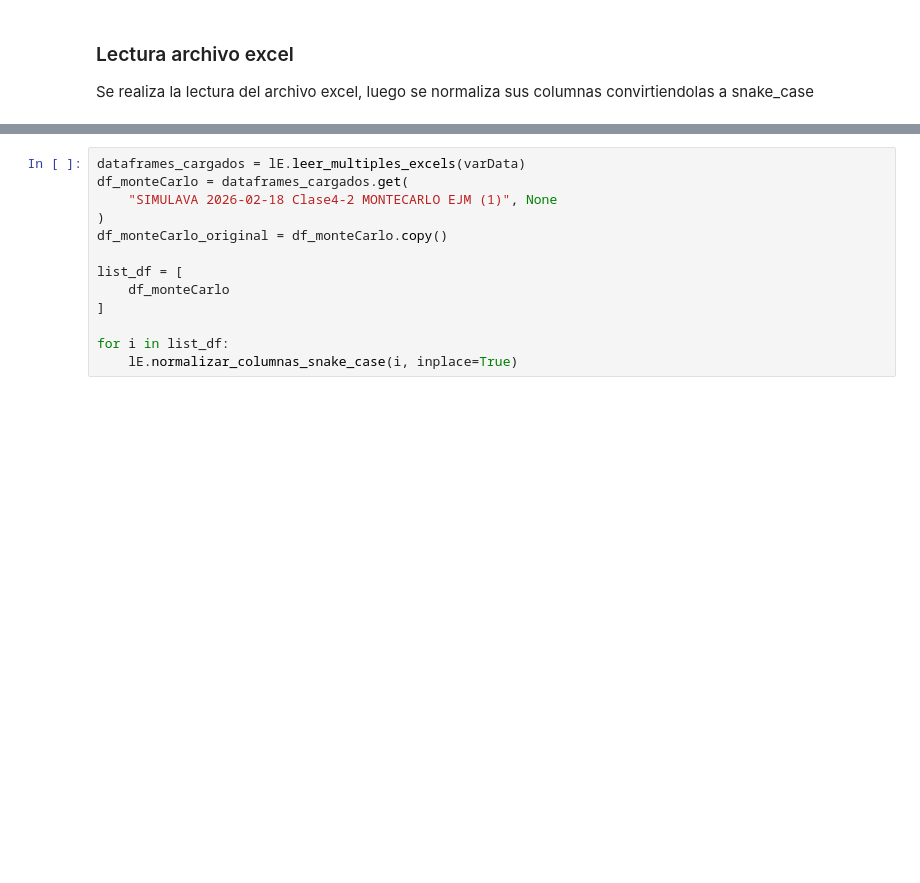
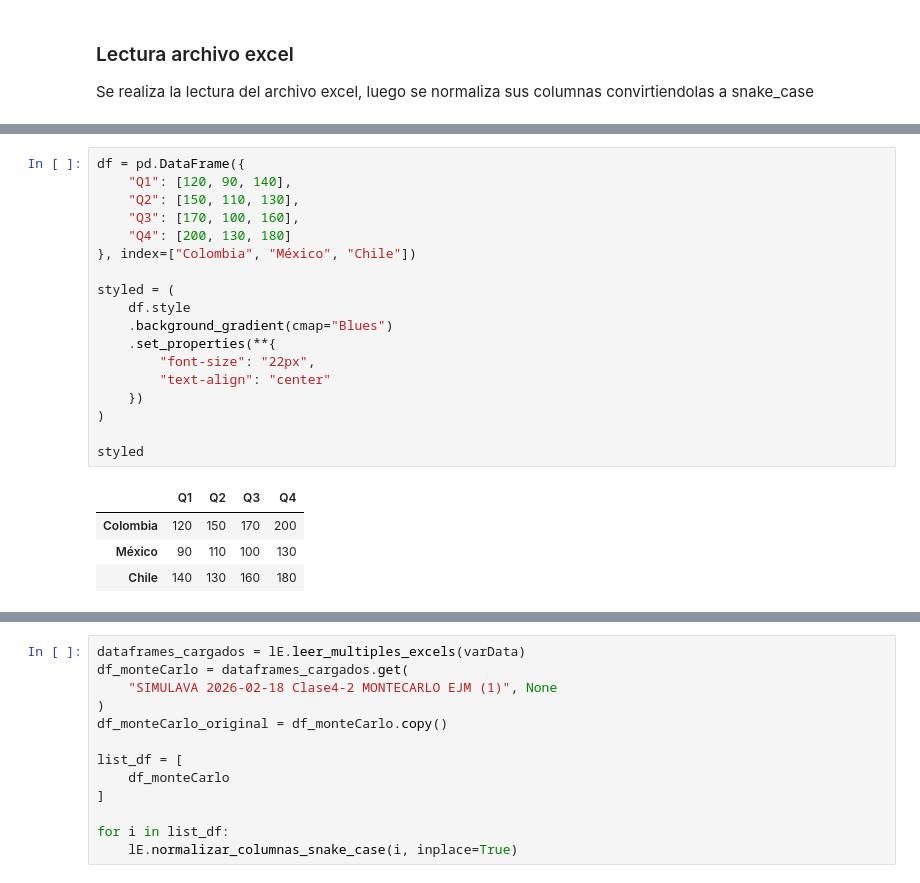
Before and after one commit to thepadr30/SimulAva3010192, a Jupyter notebook: notebooks/SimulacionMC.ipynb, the cells around one changed output, grey strips where cells are left out. Drawn from its saved outputs; the diff is of its cells as text; blank space fills up the shorter version.

```diff
--- a/notebooks/SimulacionMC.ipynb
+++ b/notebooks/SimulacionMC.ipynb
@@ -63,0 +229,23 @@ Se realiza la lectura del archivo excel, luego se normaliza sus columnas convirt
+# %%
+df = pd.DataFrame({
+    "Q1": [120, 90, 140],
+    "Q2": [150, 110, 130],
+    "Q3": [170, 100, 160],
+    "Q4": [200, 130, 180]
+}, index=["Colombia", "México", "Chile"])
+
+styled = (
+    df.style
+    .background_gradient(cmap="Blues")
+    .set_properties(**{
+        "font-size": "22px",
+        "text-align": "center"
+    })
+)
+
+styled
+# %% [output]
+|  | Q1 | Q2 | Q3 | Q4 |
+| Colombia | 120 | 150 | 170 | 200 |
+| México | 90 | 110 | 100 | 130 |
+| Chile | 140 | 130 | 160 | 180 |
```
Also changed, not shown: parts of 38 cells of this notebook, 15 other files.
